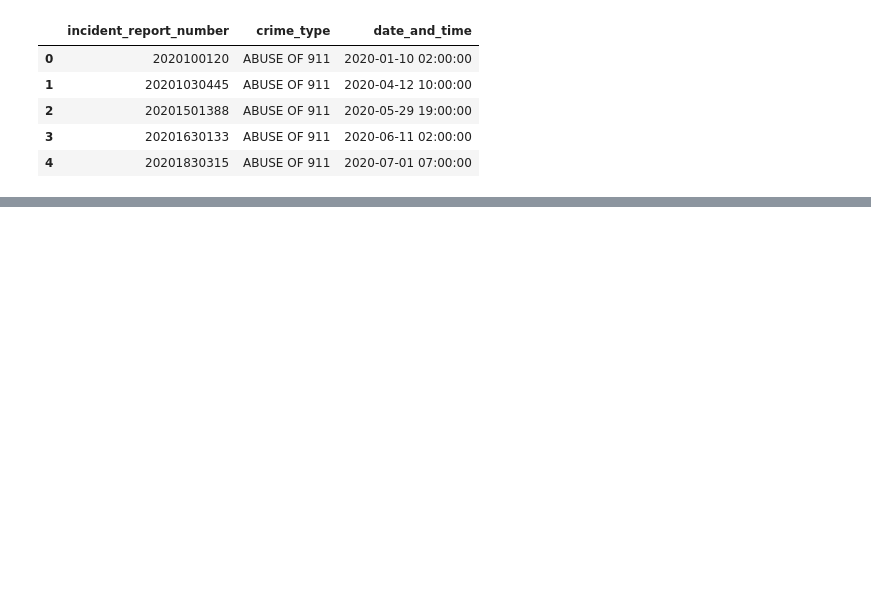
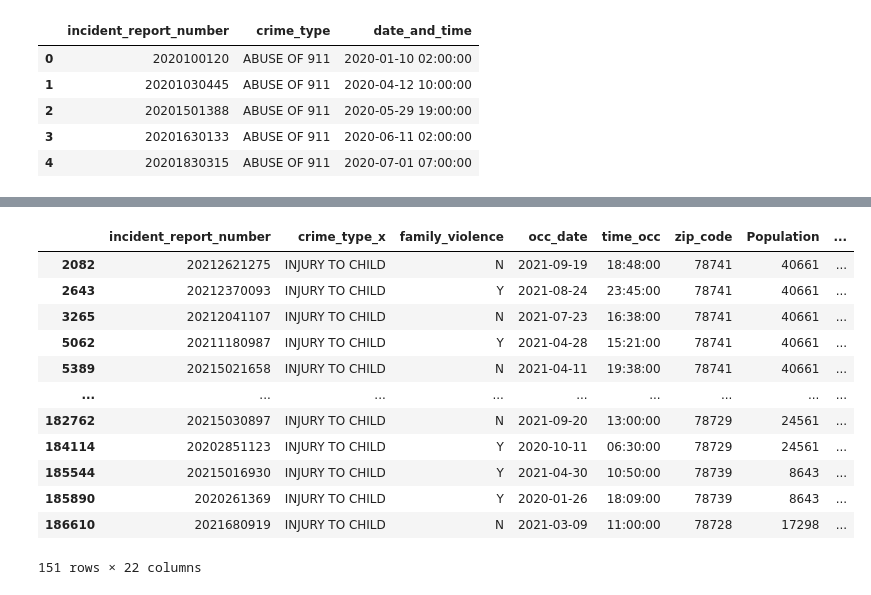
Before and after one commit to ChristopheGarcia1/Crime_Analysis-, a Jupyter notebook: src/resources/crime_cleaning.ipynb, the cells around one changed output, grey strips where cells are left out. Cells and saved outputs as stored; diff of their text form; code cells hidden in the pictures; blank space fills up the shorter version.

```diff
--- a/src/resources/crime_cleaning.ipynb
+++ b/src/resources/crime_cleaning.ipynb
@@ -688,2 +790,2 @@ crime_data_cleaned = crime_data_cleaned[column_order]
 # %%
-crime_data_cleaned
+crime_data_cleaned['crime_severity'] = crime_serverity
@@ -703,0 +792,17 @@ crime_data_cleaned
+# %%
+zipcode_testing = crime_data_cleaned.loc[(crime_data_cleaned['crime_type_x'] == 'INJURY TO CHILD')]
+zipcode_testing
+# %% [output]
+|  | incident_report_number | crime_type_x | family_violence | occ_date | time_occ | zip_code | Population | ... |
+| 2082 | 20212621275 | INJURY TO CHILD | N | 2021-09-19 | 18:48:00 | 78741 | 40661 | ... |
+| 2643 | 20212370093 | INJURY TO CHILD | Y | 2021-08-24 | 23:45:00 | 78741 | 40661 | ... |
+| 3265 | 20212041107 | INJURY TO CHILD | N | 2021-07-23 | 16:38:00 | 78741 | 40661 | ... |
+| 5062 | 20211180987 | INJURY TO CHILD | Y | 2021-04-28 | 15:21:00 | 78741 | 40661 | ... |
+| 5389 | 20215021658 | INJURY TO CHILD | N | 2021-04-11 | 19:38:00 | 78741 | 40661 | ... |
+| ... | ... | ... | ... | ... | ... | ... | ... | ... |
+| 182762 | 20215030897 | INJURY TO CHILD | N | 2021-09-20 | 13:00:00 | 78729 | 24561 | ... |
+| 184114 | 20202851123 | INJURY TO CHILD | Y | 2020-10-11 | 06:30:00 | 78729 | 24561 | ... |
+| 185544 | 20215016930 | INJURY TO CHILD | Y | 2021-04-30 | 10:50:00 | 78739 | 8643 | ... |
+| 185890 | 2020261369 | INJURY TO CHILD | Y | 2020-01-26 | 18:09:00 | 78739 | 8643 | ... |
+| 186610 | 2021680919 | INJURY TO CHILD | N | 2021-03-09 | 11:00:00 | 78728 | 17298 | ... |
+151 rows × 22 columns
```
Also changed, not shown: parts of 24 cells of this notebook, 2 other files.
